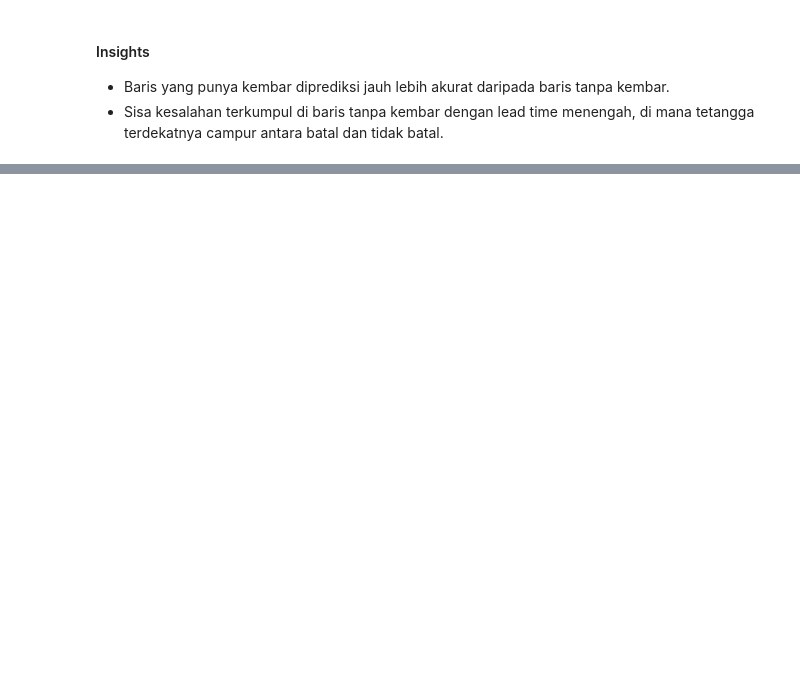
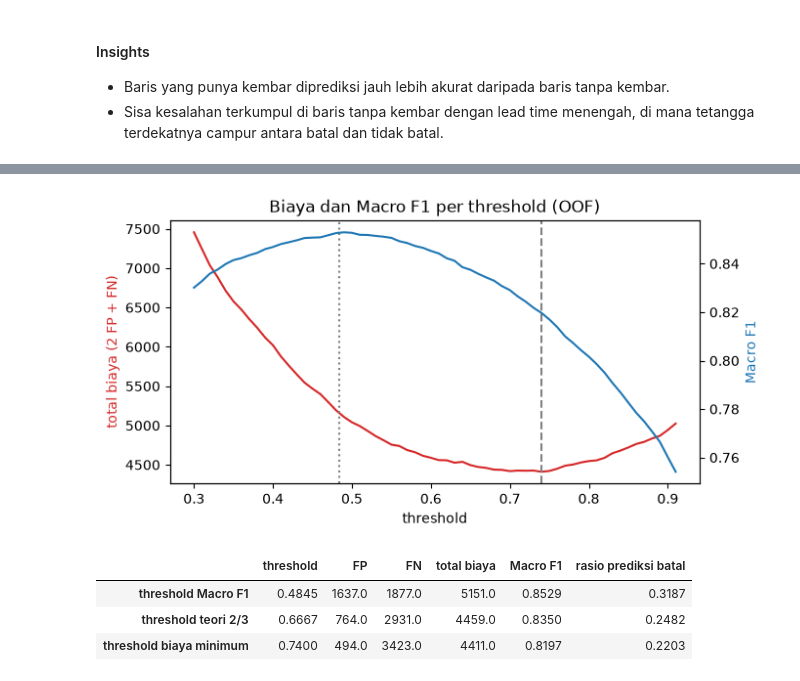
Before and after one commit to re1nsilitonga/IF3170_G17_DerbyCounty, a Jupyter notebook: src/experiments/knn/knn_twin_cpu_seed5.ipynb, the cells around one changed output, grey strips where cells are left out. Saved outputs shown, nothing was run; the diff lists cells and outputs as text; code cells hidden in the pictures; blank space fills up the shorter version.

```diff
--- a/src/experiments/knn/knn_twin_adaptive_smoothing_gpu.ipynb
+++ b/src/experiments/knn/knn_twin_cpu_seed5.ipynb
@@ -980,8 +963,7 @@ class KNN:
 # %%
 twin_key  = ['weekend_nights', 'weekday_nights', 'booking_channel', 'is_returning_guest', 'prior_cancellations',
              'prior_completed_bookings']
-# room_category tidak dipakai sebagai syarat kembar, hasil tuning toleransi kembar
-twin_soft = ['num_adults', 'num_children', 'needs_parking', 'meal_package', 'special_requests']
+twin_soft = ['num_adults', 'num_children', 'needs_parking', 'meal_package', 'room_category', 'special_requests']
 
 def arrival_date(df):
     return pd.to_datetime(dict(year=df['arrival_year'], month=df['arrival_month'], day=df['arrival_day']), errors='coerce')
@@ -1032,20 +1012,8 @@ class KNNTwin:
         proba = self.predict_knn(df)
         share, count = twin_vote(df, self.train_df, self.y, CFG.TWIN_LEAD, CFG.TWIN_DAY, CFG.TWIN_PRICE)
         use = count >= CFG.TWIN_MIN
-        alpha = CFG.TWIN_ALPHA * count[use] / (count[use] + CFG.TWIN_C0)
-        proba[use] = (1 - alpha) * proba[use] + alpha * share[use]
-        return self.smooth(df, proba)
-
-    # rata-rata proba dengan kembar lain di df yang sama (tanpa label), diri sendiri tidak dihitung
-    def smooth(self, df, proba):
-        if CFG.TWIN_BETA == 0:
-            return proba
-        mean, count = twin_vote(df, df, proba, CFG.TWIN_LEAD, CFG.TWIN_DAY, CFG.TWIN_PRICE)
-        others = count - 1
-        has = others > 0
-        smoothed = proba.copy()
-        smoothed[has] = (1 - CFG.TWIN_BETA) * proba[has] + CFG.TWIN_BETA * (mean[has] * count[has] - proba[has]) / others[has]
-        return smoothed
+        proba[use] = (1 - CFG.TWIN_ALPHA) * proba[use] + CFG.TWIN_ALPHA * share[use]
+        return proba
 
     def predict(self, df):
         return (self.predict_proba(df) >= self.threshold).astype(int)
@@ -1244,0 +1233,34 @@ error_by(train_clean['special_requests'], 'special_requests')
+# %%
+def total_cost(y_true, pred):
+    fp = int(((pred == 1) & (y_true == 0)).sum())
+    fn = int(((pred == 0) & (y_true == 1)).sum())
+    return CFG.COST_FP * fp + CFG.COST_FN * fn, fp, fn
+
+thresholds = np.round(np.arange(0.30, 0.91, 0.01), 2)
+costs = np.array([total_cost(y_clean, (oof_twin >= t).astype(int))[0] for t in thresholds])
+f1s = np.array([macro_f1(y_clean, oof_twin >= t) for t in thresholds])
+cost_threshold = float(thresholds[np.argmin(costs)])
+theory_threshold = CFG.COST_FP / (CFG.COST_FP + CFG.COST_FN)
+
+rows = {}
+for name, t in [('threshold Macro F1', CFG.THRESHOLD), ('threshold teori 2/3', theory_threshold), ('threshold biaya minimum', cost_threshold)]:
+    pred = (oof_twin >= t).astype(int)
+    cost, fp, fn = total_cost(y_clean, pred)
+    rows[name] = {'threshold': round(t, 4), 'FP': fp, 'FN': fn, 'total biaya': cost,
+                  'Macro F1': round(macro_f1(y_clean, pred), 4), 'rasio prediksi batal': round(pred.mean(), 4)}
+cost_table = pd.DataFrame(rows).T
+
+figure, axis = plt.subplots(figsize=(7, 3.5))
+axis.plot(thresholds, costs, color='tab:red'); axis.set_ylabel('total biaya (2 FP + FN)', color='tab:red')
+other = axis.twinx(); other.plot(thresholds, f1s, color='tab:blue'); other.set_ylabel('Macro F1', color='tab:blue')
+for t, style in [(CFG.THRESHOLD, ':'), (cost_threshold, '--')]:
+    axis.axvline(t, linestyle=style, color='gray')
+axis.set_xlabel('threshold'); plt.title('Biaya dan Macro F1 per threshold (OOF)')
+plt.show()
+cost_table
+# %% [output]
+[figure, added]
+|  | threshold | FP | FN | total biaya | Macro F1 | rasio prediksi batal |
+| threshold Macro F1 | 0.4845 | 1637.0 | 1877.0 | 5151.0 | 0.8529 | 0.3187 |
+| threshold teori 2/3 | 0.6667 | 764.0 | 2931.0 | 4459.0 | 0.8350 | 0.2482 |
+| threshold biaya minimum | 0.7400 | 494.0 | 3423.0 | 4411.0 | 0.8197 | 0.2203 |
```
Also changed, not shown: parts of 39 cells of this notebook, 13 other files.
